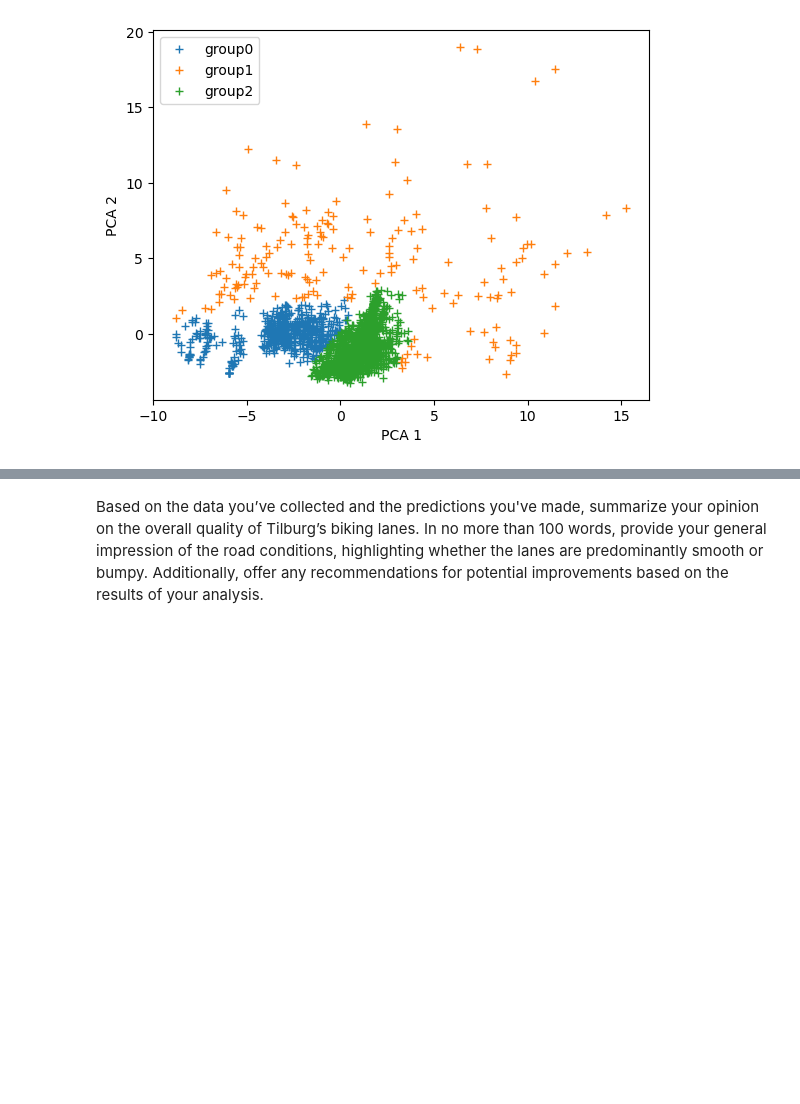
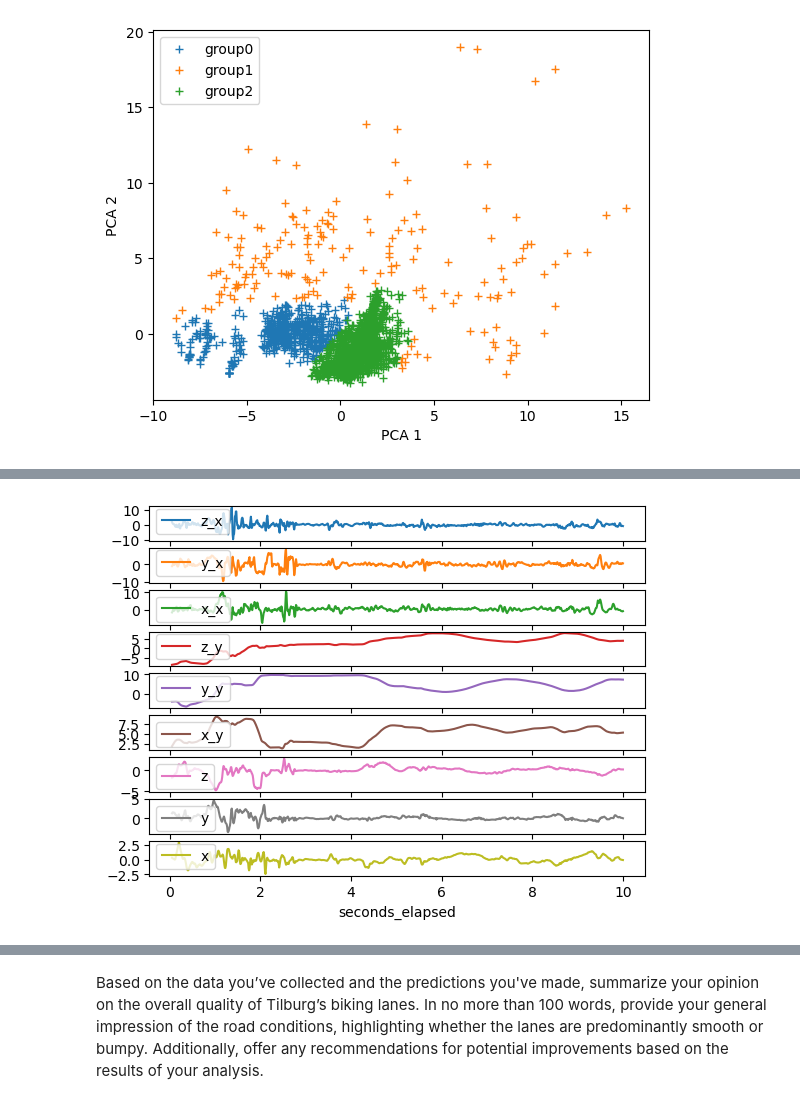
Before and after one commit to fbouwman01/Assignment-1b-data-analysis-for-bumpy-lane-detection, a Jupyter notebook: Template_1b.ipynb, the cells around one changed output, grey strips where cells are left out. Drawn from its saved outputs; the diff is of its cells as text; code cells hidden in the pictures; blank space fills up the shorter version.

Commit message:
preproces Tilburg dataset

```diff
--- a/Template_1b.ipynb
+++ b/Template_1b.ipynb
@@ -807,0 +799,93 @@ plot_GMM_eig(smooth_pca,gamma_sm)
+# %%
+#// BEGIN_TODO Preproces Tilburg data
+def process_segment(mat,fun,L,K):
+    """Function processes segments (of length L) and overlap (number of overlap K), and calculates either minimum, maximum, mean, std of the segment.
+    The function loops through the whole DataFrame (mat).
+    input: Dataframe (mat), fun (only allowed minimum, maximum, mean, std), segment length (L), overlap (k)
+    output: a numpy array (Y)
+
+    """
+    if fun == "minimum": # converts input to numpy functions
+        fun = "min"
+    elif fun == "maximum":
+        fun = "max"
+    function = "np." + fun
+    operator = eval(function) # with this function the operator becomes the numpy function
+    row_len = np.size(mat, axis=0) # initialising loop
+    Y =[]
+    for i in range(0,int(np.floor(row_len/(L-K)))):
+        Y += [operator(mat[i*(L-K):L+i*(L-K),:],axis = 0)] # takes stepes of L-k (with the overlap) through the matrix and only calculates collumwise (axis=0) the given function
+    return np.array(Y)
+
+
+def preproces(mat):
+    """Function takes a matrix as an input and calculates segments (of mean, std, min, max see process_segment for more details)
+    and concatenates (rowwise) the columns with the same feature (for examples the x gyroscope columns) and concatcates the created matrices columnwise.
+    Input: matrix (mat)
+    output: concatenates matrices of segments"""
+    Y_mean = process_segment(mat, "mean", 20, 10)
+    Y_std = process_segment(mat, "std", 20, 10)
+    Y_minimum = process_segment(mat, "minimum", 20, 10)
+    Y_maximum = process_segment(mat, "maximum", 20, 10)
+
+    step=9
+
+    Y_mean_feature=Y_mean[:,:step]
+    Y_std_feature =Y_std[:,:step]
+    Y_max_feature =Y_minimum[:,:step]
+    Y_min_feature =Y_maximum[:,:step]
+
+    for i in range(1,np.int_(Y_mean.shape[1]/step)):
+        Y_mean_feature=np.concatenate((Y_mean_feature,Y_mean[:,i*step:step+i*step]), axis=0)
+        Y_std_feature =np.concatenate((Y_std_feature,Y_std[:,i*step:step+step*i]), axis=0)
+        Y_max_feature =np.concatenate((Y_max_feature,Y_minimum[:,step*i:step+step*i]), axis=0)
+        Y_min_feature =np.concatenate((Y_min_feature,Y_maximum[:,i*step:step+step*i]), axis=0)
+    return np.concatenate((Y_mean_feature,Y_std_feature,Y_max_feature, Y_min_feature), axis = 1)
+
+
+# Load in the Tilburg dataset
+
+
+
+files = ["Accelerometer.csv","Gravity.csv","Gyroscope.csv"]
+
+Til_data= pd.read_csv("Tilburg\\"+files[0])
+Til_data=Til_data.drop(labels="time",axis=1)
+
+for fil in files[1:]:
+    run = pd.read_csv("Tilburg\\"+fil)
+    run=run.drop(labels="time",axis=1)
+    Til_data = pd.merge_asof(Til_data,run,on="seconds_elapsed")
+
+Til_data.isna().any() # there is no need for interpolation
+
+# this plot methode is used to determine strange area's
+T_start=0
+T_end=10
+Til_data.iloc[np.where((Til_data["seconds_elapsed"]>T_start) & (Til_data["seconds_elapsed"]<T_end))[0],:].plot(x ="seconds_elapsed", subplots= True )
+
+# with looking with the plots these area s are removed:
+# 0-5 seconds seems to have start up moment
+# 137.5- 180 are spontanously flat (seems to stand still)
+# 430 - 452.5 also strange behouviour (straight) (seems to stand still)
+#805- 857.5 are spontanously flat (seems to stand still)
+# 1018 to end seems to go off the bike
+#
+
+#Trim the data:
+Til_trim_data = Til_data.copy()
+time_remove=[[0,5],[137.5, 180],[430, 452.5 ], [805, 857.5], [1018,max(Til_data["seconds_elapsed"])+0.1 ]]
+Til_trim_data = Til_data
+for time in time_remove:
+    Til_trim_data = Til_trim_data.drop(np.where((Til_data["seconds_elapsed"]>time[0]) & (Til_data["seconds_elapsed"]<time[1]))[0], axis=0)
+
+Til_data_norm = Til_trim_data
+Til_data_norm.iloc[:,1:] = (Til_data.iloc[:,1:]-Til_data.iloc[:,1:].mean(axis=0))/Til_data.iloc[:,1:].std(axis=0)
+
+Til_data_mat =np.array(Til_data_norm.drop(columns=["seconds_elapsed"]))
+Til_features = preproces(Til_data_mat)
+PCA_Til_features = PCA_model.transform(Til_features)
+print(PCA_Til_features.shape)
+
+#// END_TODO
+# %% [output]
@@ -808,2 +893,3 @@ plot_GMM_eig(smooth_pca,gamma_sm)
+[figure, added]
 # %%
 #// BEGIN_TODO Classify Tilburg biking lane
```
Also changed, not shown: parts of 3 cells of this notebook.
